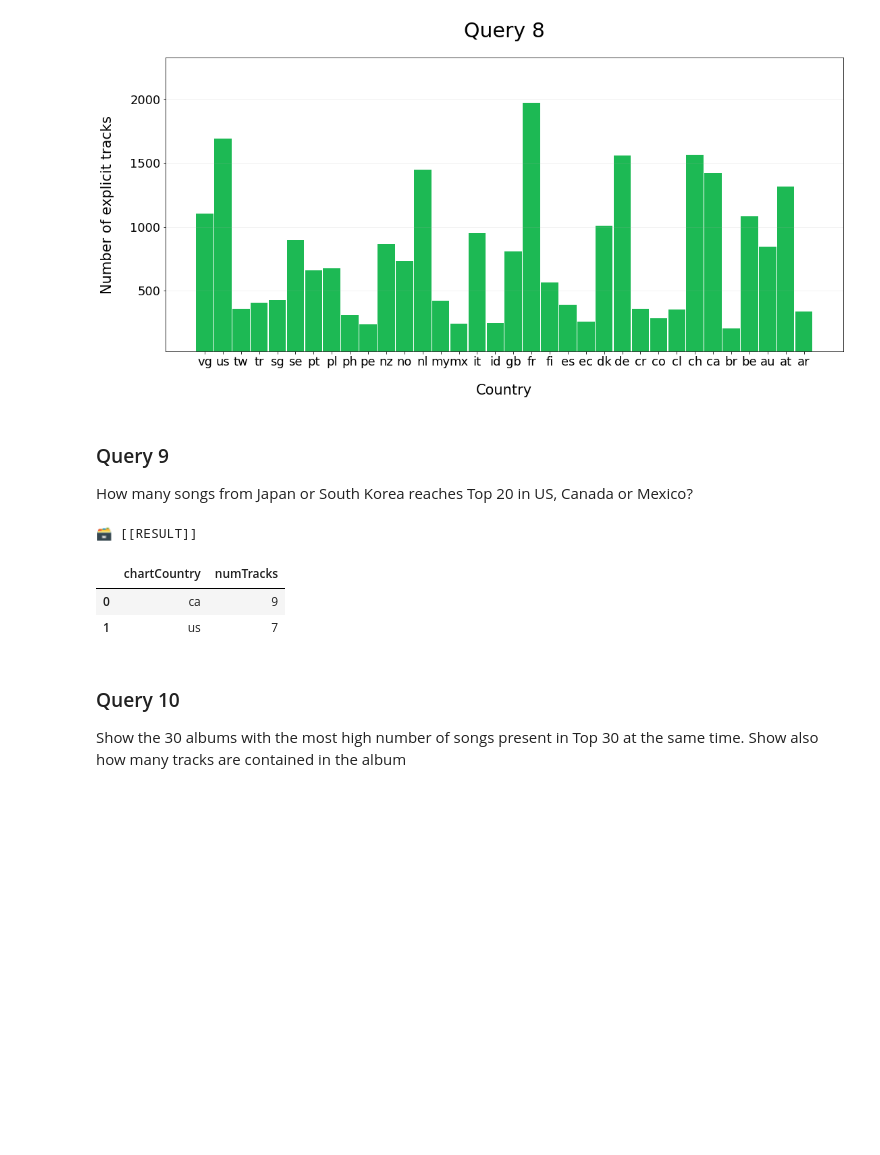
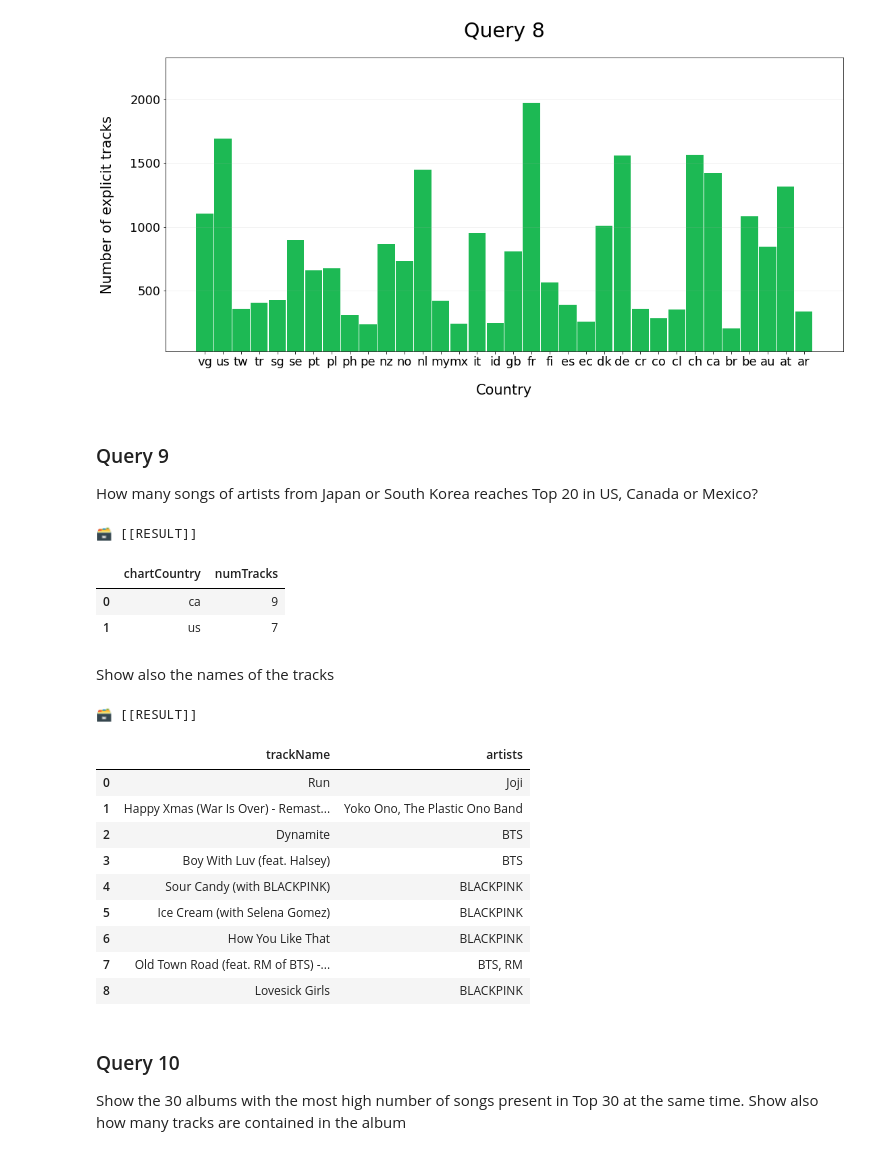
Before and after one commit to luca-martinelli-09/spotify-lod, a Jupyter notebook: spotifyGraphQueries.ipynb, the cells around one changed output. Drawn from its saved outputs; the diff is of its cells as text; code cells hidden in the pictures; blank space fills up the shorter version.

```diff
--- a/spotifyGraphQueries.ipynb
+++ b/spotifyGraphQueries.ipynb
@@ -638,7 +638,7 @@ if not result is None:
 [figure]
 # %% [markdown]
 ### Query 9
-How many songs from Japan or South Korea reaches Top 20 in US, Canada or Mexico?
+How many songs of artists from Japan or South Korea reaches Top 20 in US, Canada or Mexico?
 # %%
 result, resultType = executeQuery("""
         select ?chartCountry (count(distinct ?track) as ?numTracks) where {
@@ -663,6 +663,41 @@ printResult(result, resultType)
 |  | chartCountry | numTracks |
 | 0 | ca | 9 |
 | 1 | us | 7 |
+# %% [markdown]
+Show also the names of the tracks
+# %%
+result, resultType = executeQuery("""
+select DISTINCT ?trackName (group_concat(distinct ?artistName; separator=", ") as ?artists) where {
+                ?person so:isMemberOf ?artist ;
+                        so:hasNationality ?originCountry .
+                ?artist so:partecipateIn ?track ;
+    					so:name ?artistName .
+                ?track so:appearsIn ?appeareance ;
+            			so:name ?trackName .
+                ?appeareance so:isPositionedIn ?chart ;
+                                so:position ?position .
+                ?chart so:isReferredTo ?chartCountry .
+
+                filter(?originCountry = countries:jp || ?originCountry = countries:kr) .
+                filter(?chartCountry = countries:us || ?chartCountry = countries:mx || ?chartCountry = countries:ca) .
+                filter(?position <= 20) .
+        }
+GROUP BY ?trackName
+""")
+
+printResult(result, resultType)
+# %% [output]
+🗃️ [[RESULT]]
+|  | trackName | artists |
+| 0 | Run | Joji |
+| 1 | Happy Xmas (War Is Over) - Remast... | Yoko Ono, The Plastic Ono Band |
+| 2 | Dynamite | BTS |
+| 3 | Boy With Luv (feat. Halsey) | BTS |
+| 4 | Sour Candy (with BLACKPINK) | BLACKPINK |
+| 5 | Ice Cream (with Selena Gomez) | BLACKPINK |
+| 6 | How You Like That | BLACKPINK |
+| 7 | Old Town Road (feat. RM of BTS) -... | BTS, RM |
+| 8 | Lovesick Girls | BLACKPINK |
 # %% [markdown]
 ### Query 10
 Show the 30 albums with the most high number of songs present in Top 30 at the same time. Show also how many tracks are contained in the album
```
Also changed, not shown: parts of 3 cells of this notebook, 1 other file.
